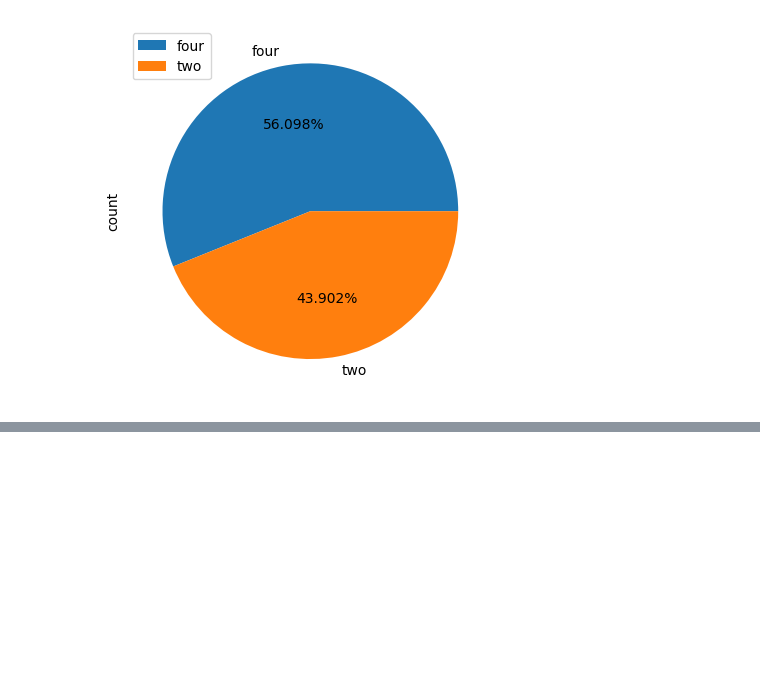
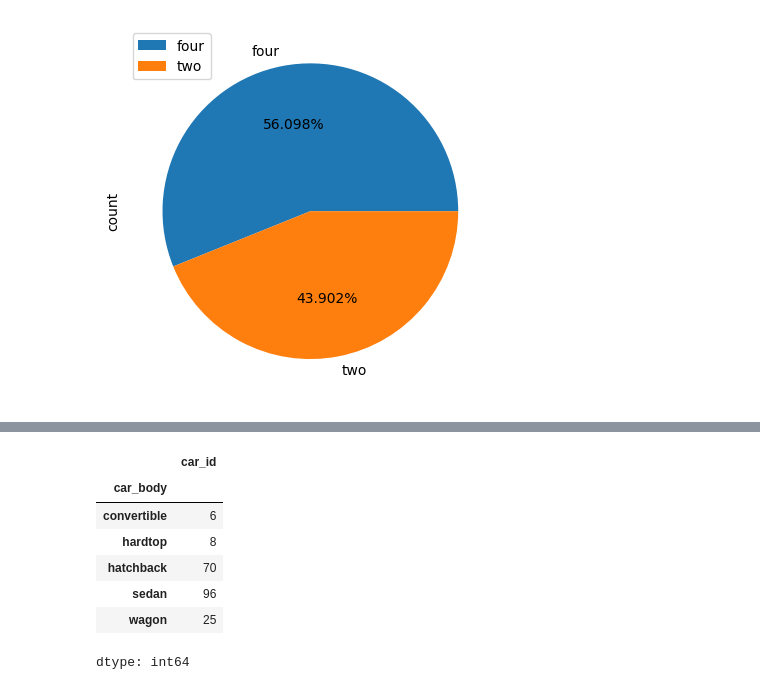
Before and after one commit to Sru-j/daily_lab_activities, a Jupyter notebook: car_dataset.ipynb, the cells around one changed output, grey strips where cells are left out. Drawn from its saved outputs; the diff is of its cells as text; code cells hidden in the pictures; blank space fills up the shorter version.

```diff
--- a/car_dataset.ipynb
+++ b/car_dataset.ipynb
@@ -230,0 +253,11 @@ plt.show()
+# %%
+df.groupby('car_body')['car_id'].count()
+# %% [output]
+|  | car_id |
+| car_body |  |
+| convertible | 6 |
+| hardtop | 8 |
+| hatchback | 70 |
+| sedan | 96 |
+| wagon | 25 |
+dtype: int64
```
Also changed, not shown: parts of 4 cells of this notebook.
